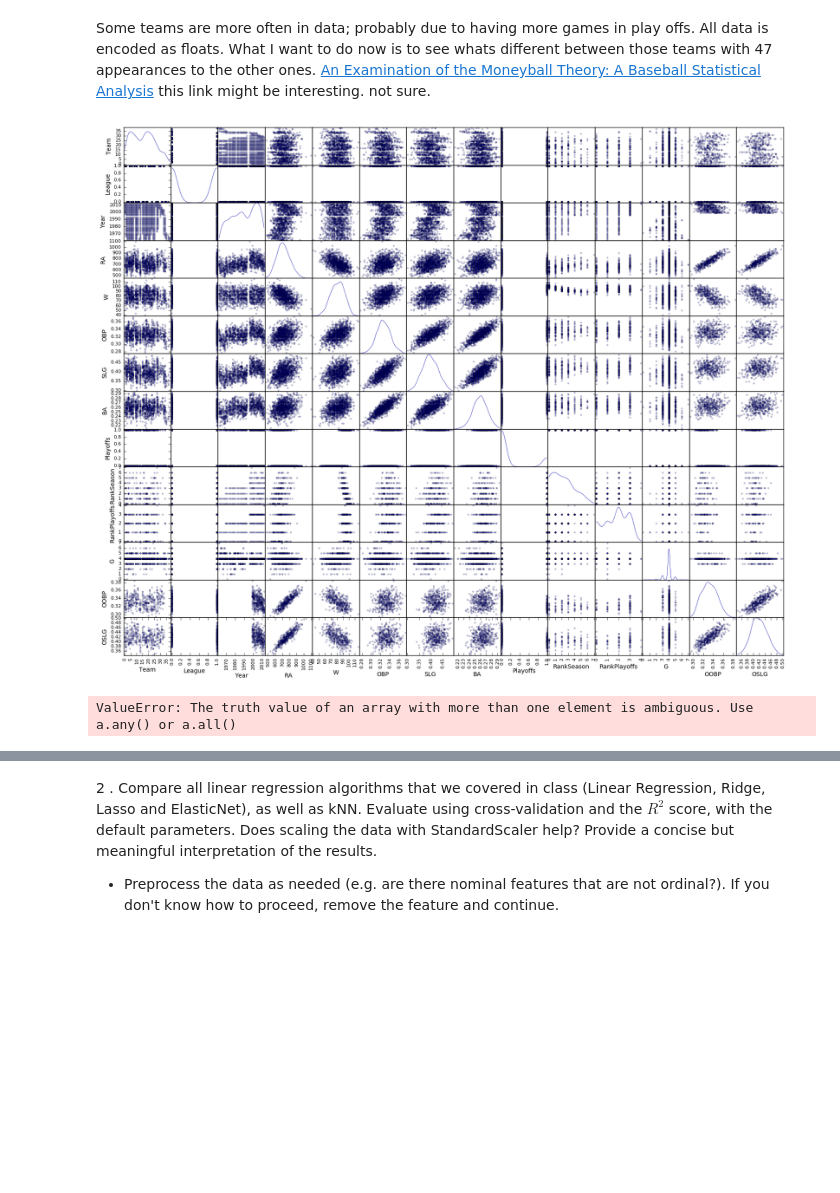
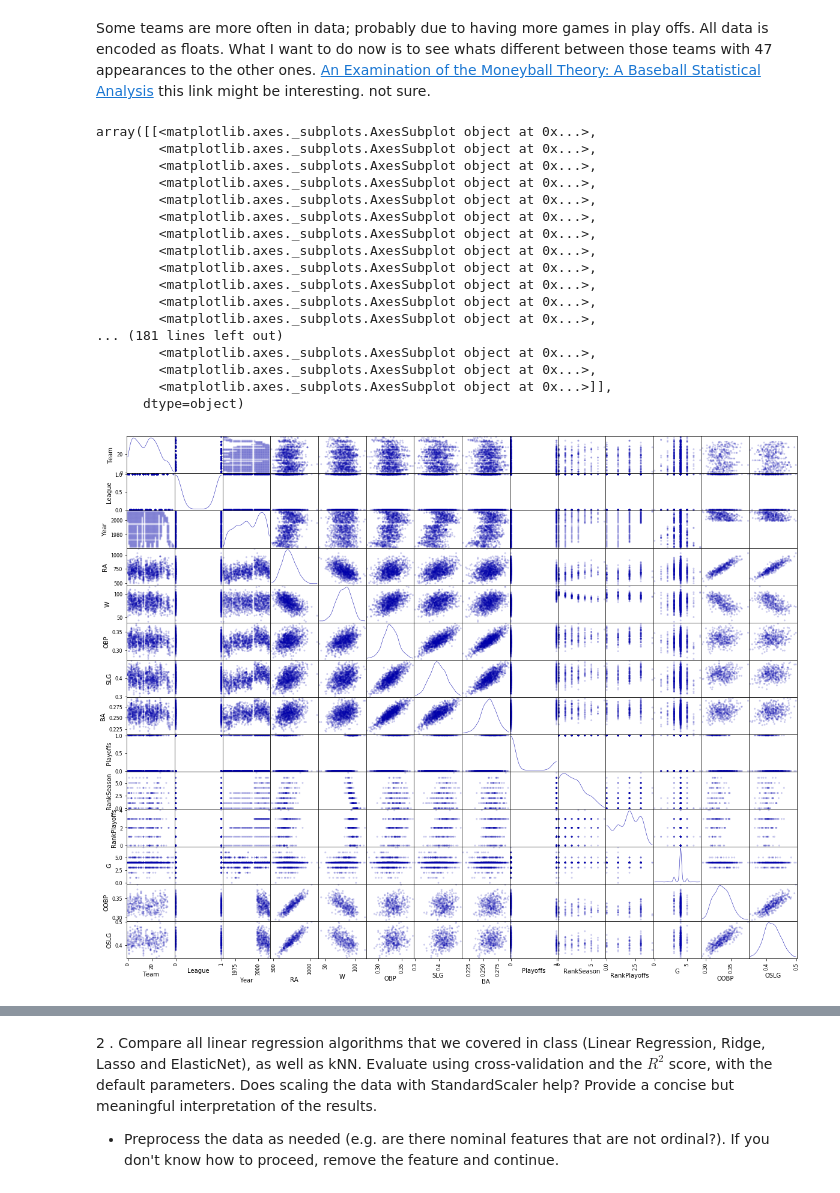
Before and after one commit to schneiderjan/2imm20-assignments, a Jupyter notebook: Assignment 1.ipynb, the cells around one changed output, grey strips where cells are left out. Drawn from its saved outputs; the diff is of its cells as text; code cells hidden in the pictures; blank space fills up the shorter version.

```diff
--- a/Assignment 1.ipynb
+++ b/Assignment 1.ipynb
@@ -127,14 +127,28 @@ this link might be interesting. not sure.
 # %%
 from pandas.tools.plotting import scatter_matrix
 %matplotlib inline
 import matplotlib.pyplot as plt
 
-
-p = scatter_matrix(ballframe, alpha=0.2, figsize=(20, 16), diagonal='kde')
-plt.show(p)
+scatter_matrix(ballframe, alpha=0.2, figsize=(20, 16), diagonal='kde')
 # %% [output]
+array([[<matplotlib.axes._subplots.AxesSubplot object at 0x...>,
+        <matplotlib.axes._subplots.AxesSubplot object at 0x...>,
+        <matplotlib.axes._subplots.AxesSubplot object at 0x...>,
+        <matplotlib.axes._subplots.AxesSubplot object at 0x...>,
+        <matplotlib.axes._subplots.AxesSubplot object at 0x...>,
+        <matplotlib.axes._subplots.AxesSubplot object at 0x...>,
+        <matplotlib.axes._subplots.AxesSubplot object at 0x...>,
+        <matplotlib.axes._subplots.AxesSubplot object at 0x...>,
+        <matplotlib.axes._subplots.AxesSubplot object at 0x...>,
+        <matplotlib.axes._subplots.AxesSubplot object at 0x...>,
+        <matplotlib.axes._subplots.AxesSubplot object at 0x...>,
+        <matplotlib.axes._subplots.AxesSubplot object at 0x...>,
+... (181 lines left out)
+        <matplotlib.axes._subplots.AxesSubplot object at 0x...>,
+        <matplotlib.axes._subplots.AxesSubplot object at 0x...>,
+        <matplotlib.axes._subplots.AxesSubplot object at 0x...>]],
+      dtype=object)
-[figure, old version]
+[figure, new version]
-ValueError: The truth value of an array with more than one element is ambiguous. Use a.any() or a.all()
 # %%
 ballframe['RS'] = pd.Series(y, index=ballframe.index)
 # %%
```
Also changed, not shown: parts of 2 cells of this notebook.
